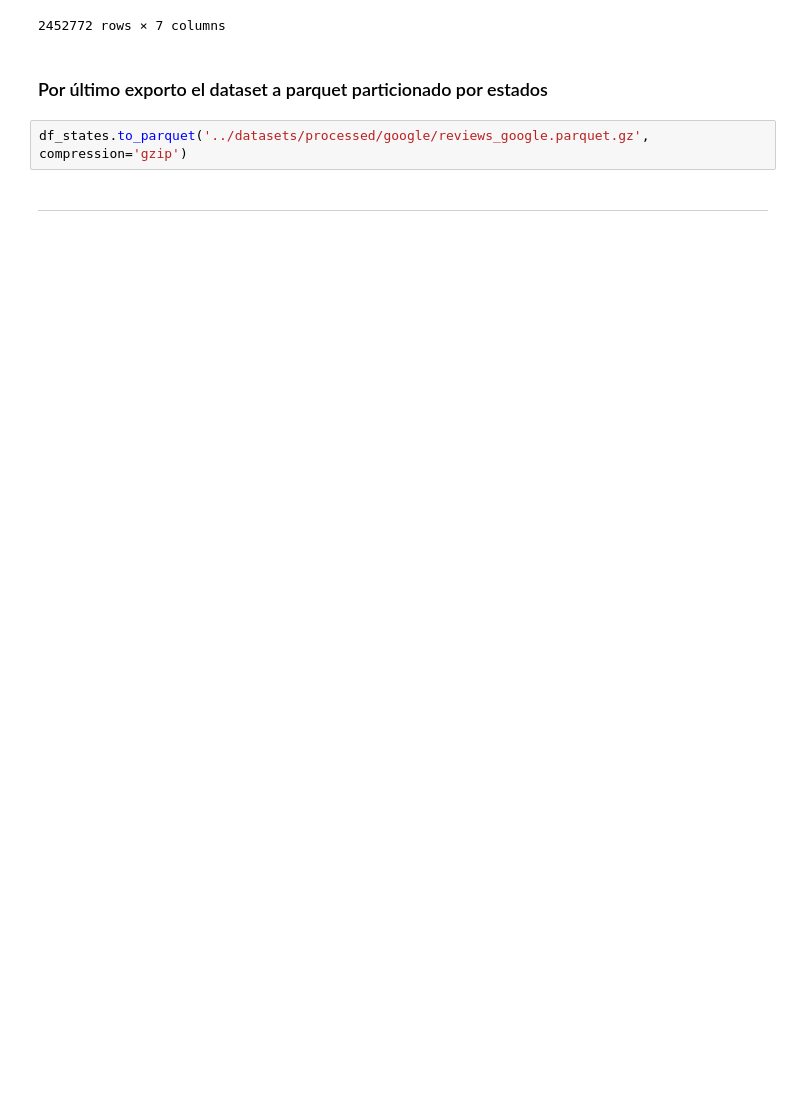
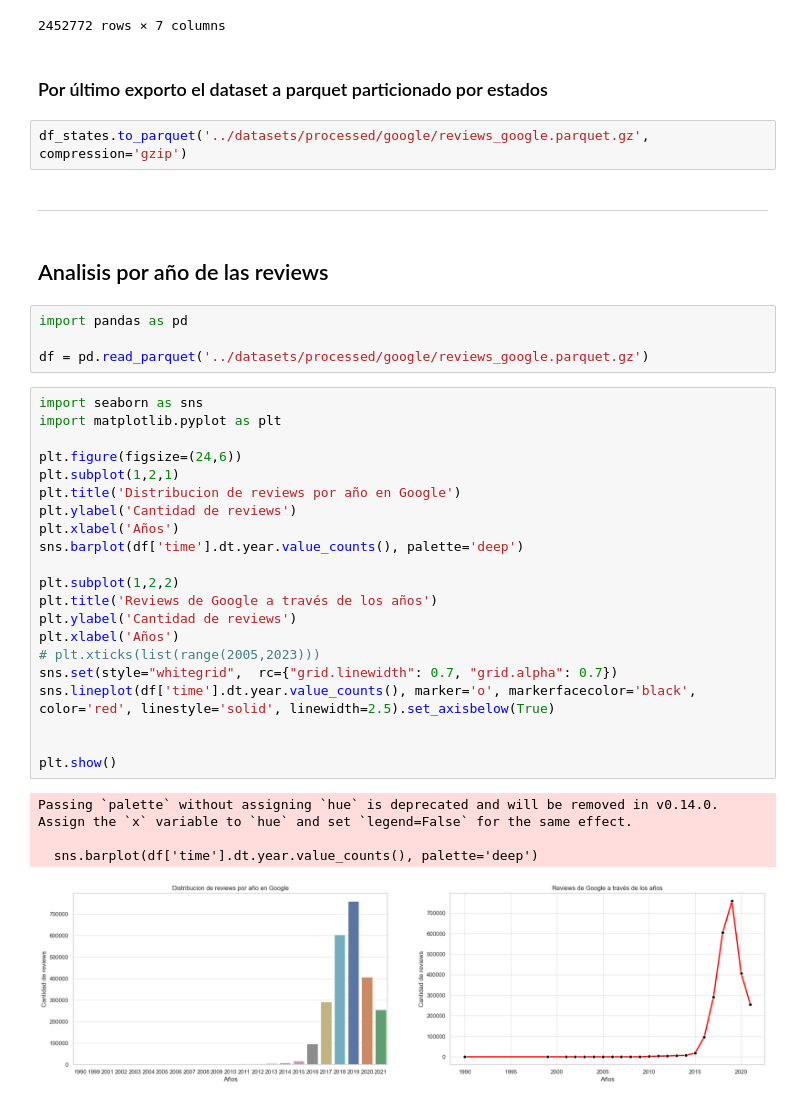
Before and after one commit to Paniceres/GP_Henry, a Jupyter notebook: etl-eda/etl_reviews_google.ipynb, the cells around one changed output. Drawn from its saved outputs; the diff is of its cells as text; blank space fills up the shorter version.

```diff
--- a/etl-eda/etl_reviews_google.ipynb
+++ b/etl-eda/etl_reviews_google.ipynb
@@ -214,3 +214,35 @@ df_states.head(1)
 df_states.to_parquet('../datasets/processed/google/reviews_google.parquet.gz', compression='gzip')
 # %% [markdown]
 ---
+# %% [markdown]
+## Analisis por año de las reviews
+# %%
+import pandas as pd
+
+df = pd.read_parquet('../datasets/processed/google/reviews_google.parquet.gz')
+# %%
+import seaborn as sns
+import matplotlib.pyplot as plt
+
+plt.figure(figsize=(24,6))
+plt.subplot(1,2,1)
+plt.title('Distribucion de reviews por año en Google')
+plt.ylabel('Cantidad de reviews')
+plt.xlabel('Años')
+sns.barplot(df['time'].dt.year.value_counts(), palette='deep')
+
+plt.subplot(1,2,2)
+plt.title('Reviews de Google a través de los años')
+plt.ylabel('Cantidad de reviews')
+plt.xlabel('Años')
+# plt.xticks(list(range(2005,2023)))
+sns.set(style="whitegrid",  rc={"grid.linewidth": 0.7, "grid.alpha": 0.7})
+sns.lineplot(df['time'].dt.year.value_counts(), marker='o', markerfacecolor='black', color='red', linestyle='solid', linewidth=2.5).set_axisbelow(True)
+
+
+plt.show()
+# %% [output]
+Passing `palette` without assigning `hue` is deprecated and will be removed in v0.14.0. Assign the `x` variable to `hue` and set `legend=False` for the same effect.
+
+  sns.barplot(df['time'].dt.year.value_counts(), palette='deep')
+[figure, added]
```
Also changed, not shown: 1 other file.
